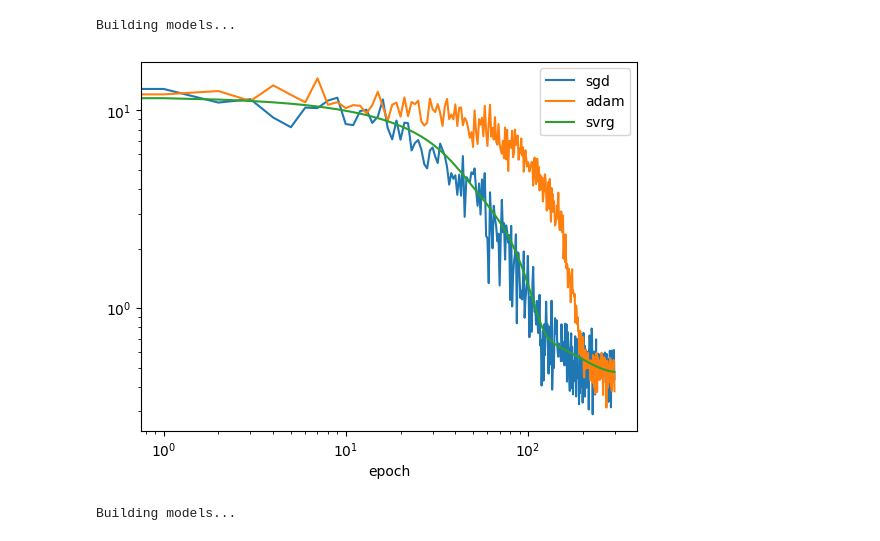
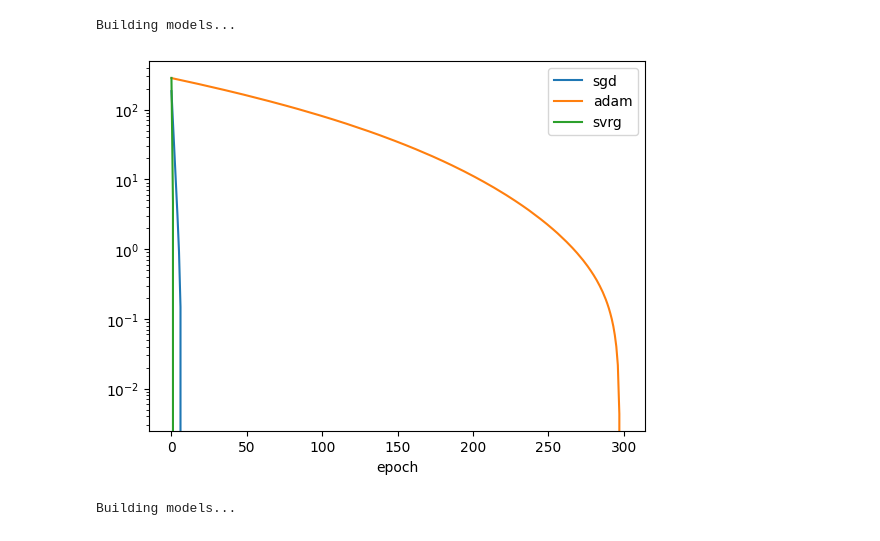
Before and after one commit to yy214/cluster-for-opt, a Jupyter notebook: clustering_for_opt.ipynb, the cells around one changed output. Cells and saved outputs as stored; diff of their text form; code cells hidden in the pictures.

```diff
--- a/clustering_for_opt.ipynb
+++ b/clustering_for_opt.ipynb
@@ -275,8 +71,6 @@ base_model = LogisticModel(clustered_data)
 # %%
 _, svrg_sol = svrg(clone_model(base_model, clustered_data),
-                logit_criterion,
-                DataLoader(clustered_data, BATCH_SIZE, shuffle=True),
+                regress_criterion,
+                DataLoader(clustered_data, shuffle=True),
                 clustered_data,
-                n_epoch=NB_EPOCH,
-                # learning_rate=0.001,
-                print_freq=None)
+                n_epoch=30)
@@ -282,0 +87,2 @@ _, svrg_sol = svrg(clone_model(base_model, clustered_data),
+# %%
+opt_val = calc_opt_least_square(clustered_data)
@@ -284,7 +97,7 @@ _, svrg_sol = svrg(clone_model(base_model, clustered_data),
 from utils import clone_model
 # %%
 opt_model, sgd_sol = solve_problem(clone_model(base_model, clustered_data),
-              logit_criterion,
+              regress_criterion,
               optimizer_class=torch.optim.SGD,
               dataloader=DataLoader(clustered_data, BATCH_SIZE, shuffle=True),
               epoch_count=NB_EPOCH,
@@ -293,7 +106,7 @@ opt_model, sgd_sol = solve_problem(clone_model(base_model, clustered_data),
 Building models...
 # %%
 _, adam_sol = solve_problem(clone_model(base_model, clustered_data),
-              logit_criterion,
+              regress_criterion,
               optimizer_class=torch.optim.Adam,
               dataloader=DataLoader(clustered_data, BATCH_SIZE, shuffle=True),
               epoch_count=NB_EPOCH,
@@ -301,15 +114,15 @@ _, adam_sol = solve_problem(clone_model(base_model, clustered_data),
 # %% [output]
 Building models...
 # %%
-plt.plot(sgd_sol, label="sgd")
-plt.plot(adam_sol, label="adam")
-plt.plot(svrg_sol, label="svrg")
+plt.plot(sgd_sol-opt_val, label="sgd")
+plt.plot(adam_sol-opt_val, label="adam")
+plt.plot(svrg_sol-opt_val, label="svrg")
 plt.xlabel("epoch")
 plt.legend()
-plt.loglog()
+plt.yscale("log")
 plt.show()
 # %% [output]
-[figure, old version]
+[figure, new version]
 # %%
 iid_sampler = RandomSampler(clustered_data, replacement=True)
 iid_dataloader = DataLoader(clustered_data, BATCH_SIZE, sampler=iid_sampler)
```
Also changed, not shown: parts of 21 cells of this notebook, 3 other files.
